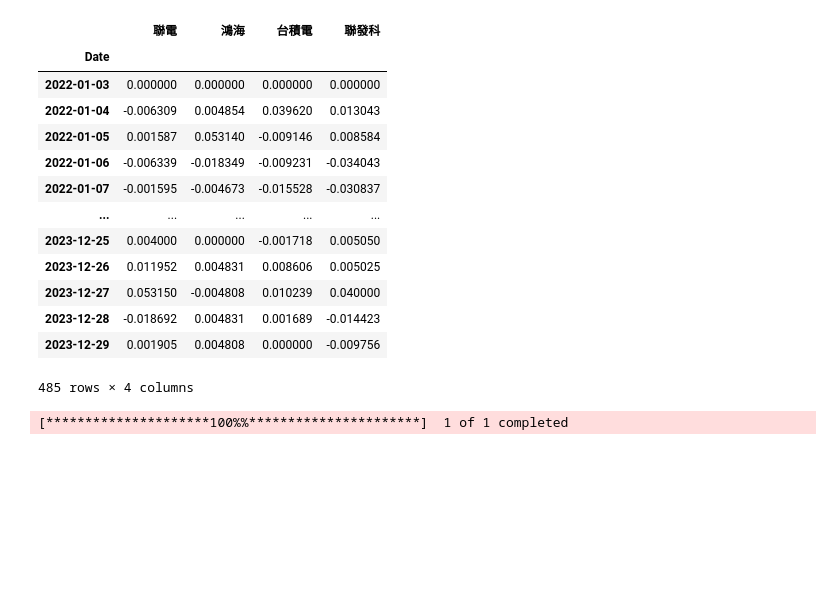
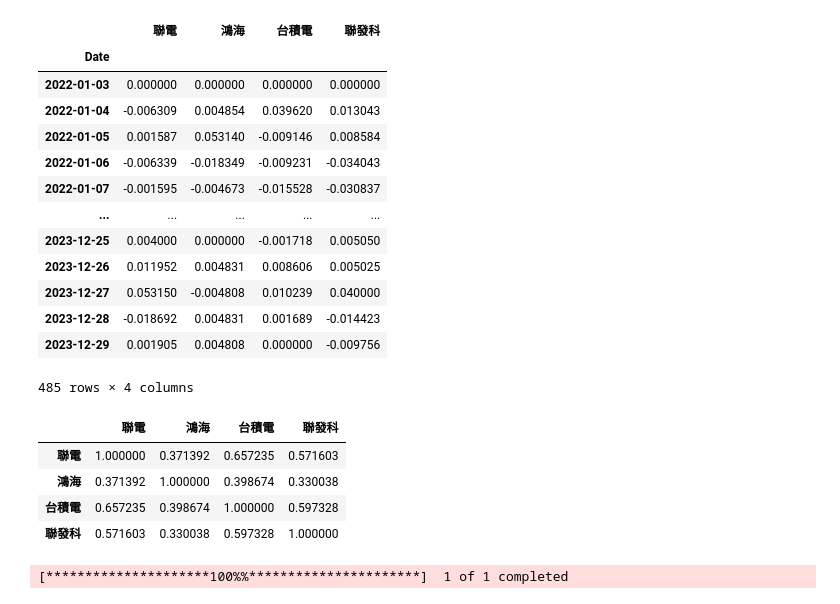
Before and after one commit to lf0116/lf_0116, a Jupyter notebook: lesson20_2.ipynb, the cells around one changed output. Saved outputs shown, nothing was run; the diff lists cells and outputs as text; code cells hidden in the pictures; blank space fills up the shorter version.

```diff
--- a/lesson20_2.ipynb
+++ b/lesson20_2.ipynb
@@ -149,6 +149,14 @@ frame2
 | 2023-12-28 | -0.018692 | 0.004831 | 0.001689 | -0.014423 |
 | 2023-12-29 | 0.001905 | 0.004808 | 0.000000 | -0.009756 |
 485 rows × 4 columns
+# %%
+frame2.corr()
+# %% [output]
+|  | 聯電 | 鴻海 | 台積電 | 聯發科 |
+| 聯電 | 1.000000 | 0.371392 | 0.657235 | 0.571603 |
+| 鴻海 | 0.371392 | 1.000000 | 0.398674 | 0.330038 |
+| 台積電 | 0.657235 | 0.398674 | 1.000000 | 0.597328 |
+| 聯發科 | 0.571603 | 0.330038 | 0.597328 | 1.000000 |
 # %%
 import yfinance as yf
 data = yf.download("NVDA", start="2022-01-01",end="2024-06-01")
```
Also changed, not shown: parts of 1 cell of this notebook.
